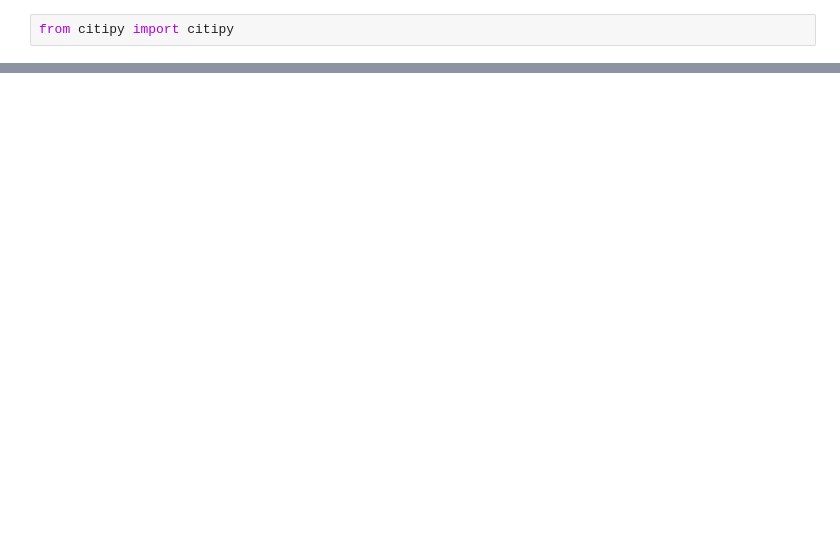
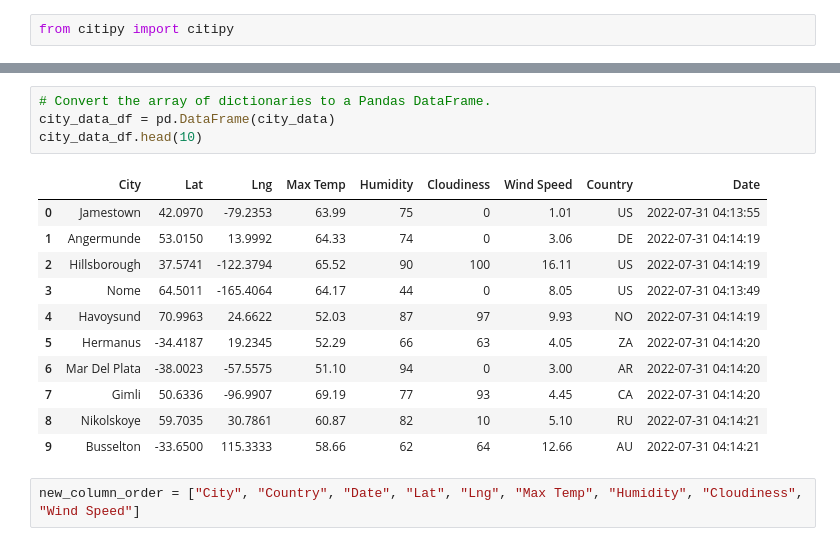
Before and after one commit to GFAmsterdam/World_Weather_Analysis, a Jupyter notebook: WeatherPy.ipynb, the cells around one changed output, grey strips where cells are left out. Cells and saved outputs as stored; diff of their text form; blank space fills up the shorter version.

```diff
--- a/WeatherPy.ipynb
+++ b/WeatherPy.ipynb
@@ -54,0 +152,18 @@ len(cities)
+# %%
+# Convert the array of dictionaries to a Pandas DataFrame.
+city_data_df = pd.DataFrame(city_data)
+city_data_df.head(10)
+# %% [output]
+|  | City | Lat | Lng | Max Temp | Humidity | Cloudiness | Wind Speed | Country | Date |
+| 0 | Jamestown | 42.0970 | -79.2353 | 63.99 | 75 | 0 | 1.01 | US | 2022-07-31 04:13:55 |
+| 1 | Angermunde | 53.0150 | 13.9992 | 64.33 | 74 | 0 | 3.06 | DE | 2022-07-31 04:14:19 |
+| 2 | Hillsborough | 37.5741 | -122.3794 | 65.52 | 90 | 100 | 16.11 | US | 2022-07-31 04:14:19 |
+| 3 | Nome | 64.5011 | -165.4064 | 64.17 | 44 | 0 | 8.05 | US | 2022-07-31 04:13:49 |
+| 4 | Havoysund | 70.9963 | 24.6622 | 52.03 | 87 | 97 | 9.93 | NO | 2022-07-31 04:14:19 |
+| 5 | Hermanus | -34.4187 | 19.2345 | 52.29 | 66 | 63 | 4.05 | ZA | 2022-07-31 04:14:20 |
+| 6 | Mar Del Plata | -38.0023 | -57.5575 | 51.10 | 94 | 0 | 3.00 | AR | 2022-07-31 04:14:20 |
+| 7 | Gimli | 50.6336 | -96.9907 | 69.19 | 77 | 93 | 4.45 | CA | 2022-07-31 04:14:20 |
+| 8 | Nikolskoye | 59.7035 | 30.7861 | 60.87 | 82 | 10 | 5.10 | RU | 2022-07-31 04:14:21 |
+| 9 | Busselton | -33.6500 | 115.3333 | 58.66 | 62 | 64 | 12.66 | AU | 2022-07-31 04:14:21 |
+# %%
+new_column_order = ["City", "Country", "Date", "Lat", "Lng", "Max Temp", "Humidity", "Cloudiness", "Wind Speed"]
```
Also changed, not shown: parts of 8 cells of this notebook, 3 other files.
